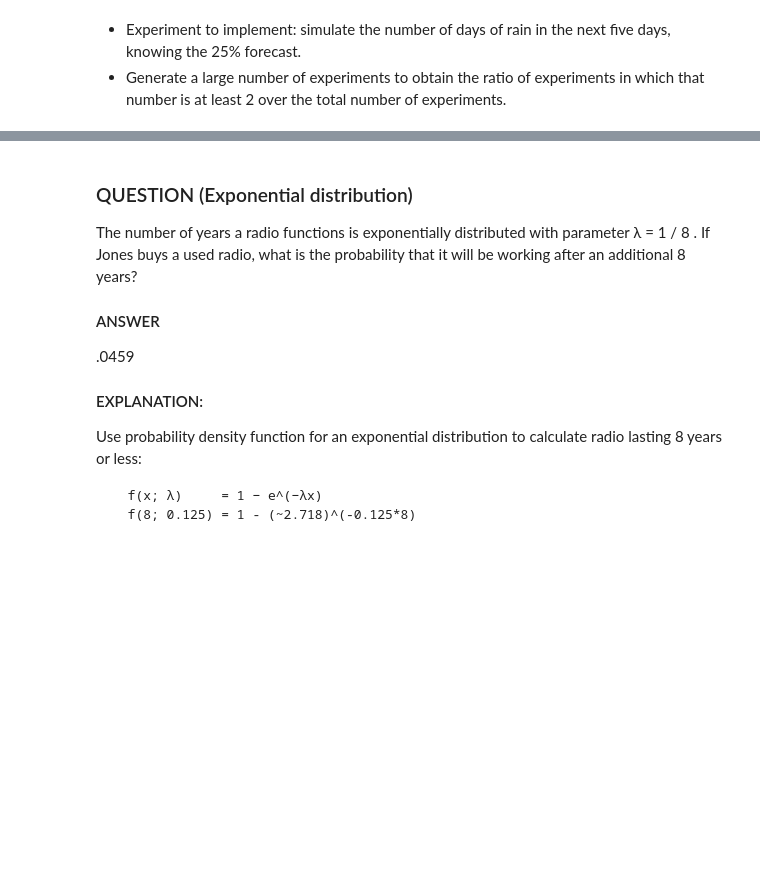
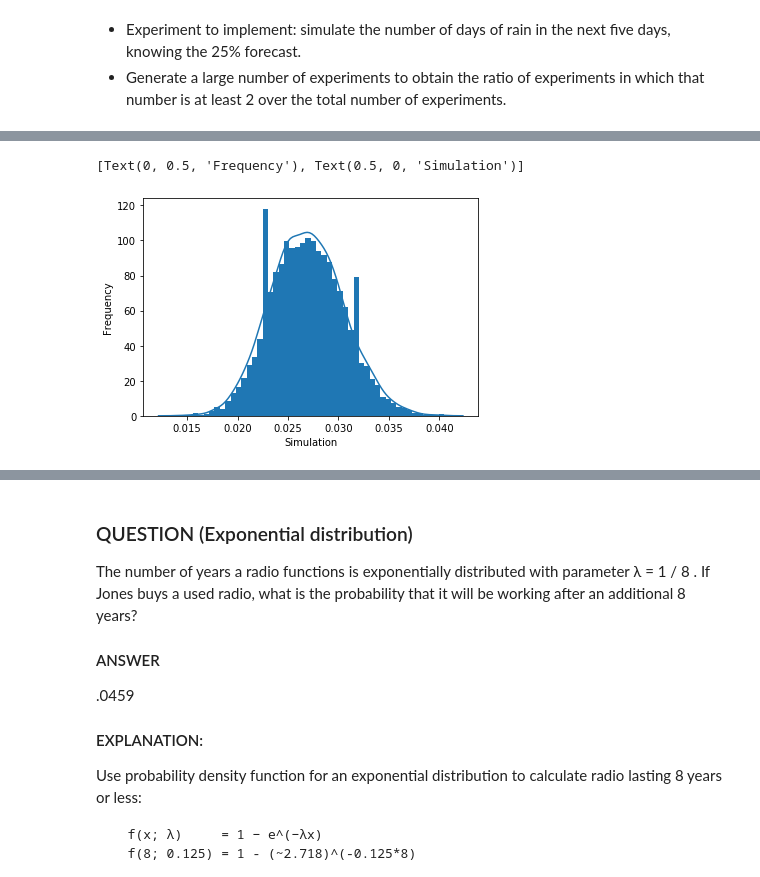
Before and after one commit to noproblem-james/datascience_topics, a Jupyter notebook: notebooks/probability_and_statistics/probability.ipynb, the cells around one changed output, grey strips where cells are left out. Drawn from its saved outputs; the diff is of its cells as text; code cells hidden in the pictures; blank space fills up the shorter version.

```diff
--- a/notebooks/probability_and_statistics/probability.ipynb
+++ b/notebooks/probability_and_statistics/probability.ipynb
@@ -450,3 +494,11 @@ def probability_coin(p=0.8, simulation_size=2000):
+# %%
+ax = sns.distplot(repeated_simulations,
+                  kde=True,
+                  hist_kws={"linewidth": 15,'alpha':1})
+ax.set(xlabel='Simulation', ylabel='Frequency')
+# %% [output]
+[Text(0, 0.5, 'Frequency'), Text(0.5, 0, 'Simulation')]
+[figure, added]
 # %% [markdown]
 ### QUESTION (Poisson distribution)
 The number of times that a person contracts a cold in a given year is a Poisson random variable with parameter λ = 5. Suppose that a new wonder drug (based on large quantities of vitamin C) has just been marketed that reduces the Poisson parameter to λ = 3 for 75 percent of the population. For the other 25 percent of the population, the drug has no appreciable effect on colds. If an individual tries the drug for a year and has 2 colds in that time, how likely is it that the drug is beneficial for him or her?
```
Also changed, not shown: parts of 27 cells of this notebook.
